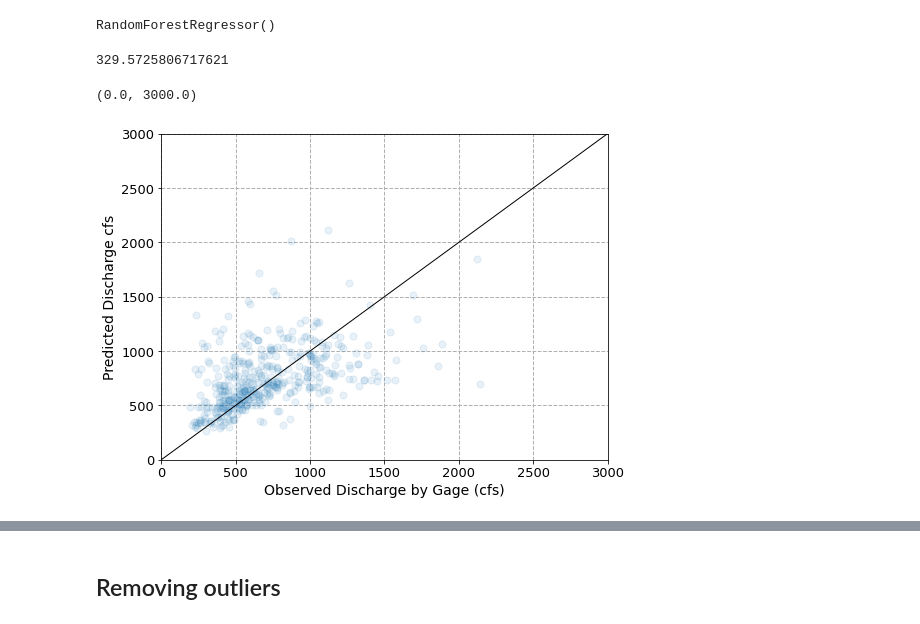
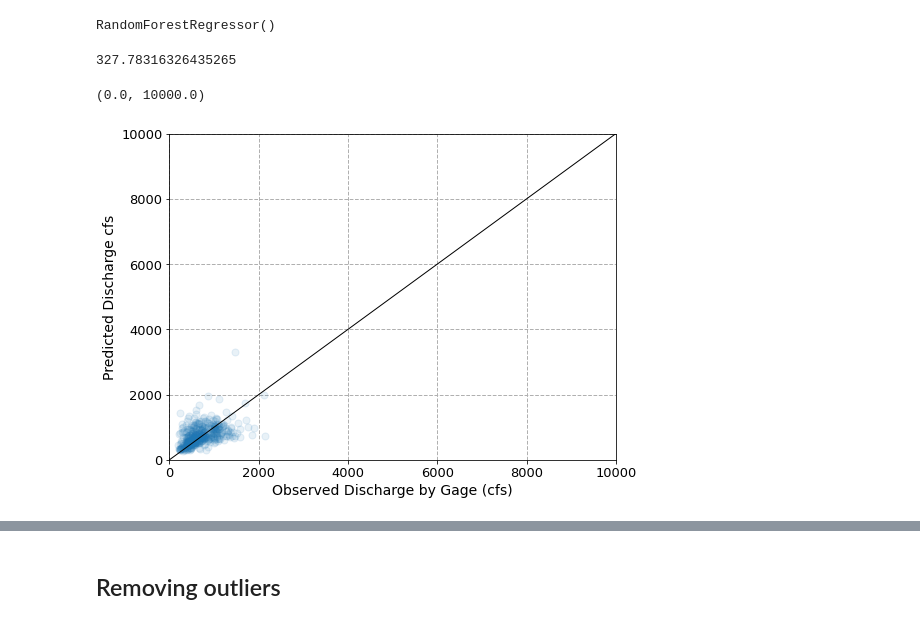
Before and after one commit to ianvd/gage-guesser, a Jupyter notebook: Main.ipynb, the cells around one changed output, grey strips where cells are left out. Drawn from its saved outputs; the diff is of its cells as text; code cells hidden in the pictures.

```diff
--- a/Main.ipynb
+++ b/Main.ipynb
@@ -1247,5 +1268,5 @@ satellite.loc['2020-01-01':'2021-12-31'].plot(y='temp', kind ='line', figsize=(2
 # %% [markdown]
 ## Set up machine learning model to predict discharge using satellite data
 # %%
-satellite.dropna(inplace=True)
+satellite_cleaned = satellite.dropna()
 # %%
@@ -1283,8 +1304,8 @@ month                 -0.235429
 Name: nisqually_discharge, dtype: float64
 # %%
 # Define features and labels
-X = satellite[feature_list]
-y = satellite['nisqually_discharge']
+X = satellite_cleaned[feature_list]
+y = satellite_cleaned['nisqually_discharge']
 
 # Standarize data
 scaler = StandardScaler()
@@ -1311,19 +1332,19 @@ final_mse = mean_squared_error(y_test , predictions)
 final_rmse = np.sqrt(final_mse)
 final_rmse
 # %% [output]
-329.5725806717621
+327.78316326435265
 # %%
 import matplotlib.pyplot as plt
 # Plot
 fig, ax = plt.subplots(figsize=(8, 6))
 ax.scatter(y_test, predictions, alpha=0.1, s=50, zorder=2)
-ax.plot([0,3000], [0, 3000], color='k', lw=1, zorder=3)
+ax.plot([0,10000], [0, 10000], color='k', lw=1, zorder=3)
 ax.set_ylabel('Predicted Discharge cfs', fontsize=14)
 ax.set_xlabel('Observed Discharge by Gage (cfs)', fontsize=14)
 ax.tick_params(axis='both', which='major', labelsize=13)
 ax.grid(ls='dashed', lw=1, zorder=1)
-ax.set_ylim(0,3000)
-ax.set_xlim(0,3000)
+ax.set_ylim(0,10000)
+ax.set_xlim(0,10000)
 # %% [output]
-(0.0, 3000.0)
+(0.0, 10000.0)
-[figure, old version]
+[figure, new version]
```
Also changed, not shown: parts of 36 cells of this notebook.
